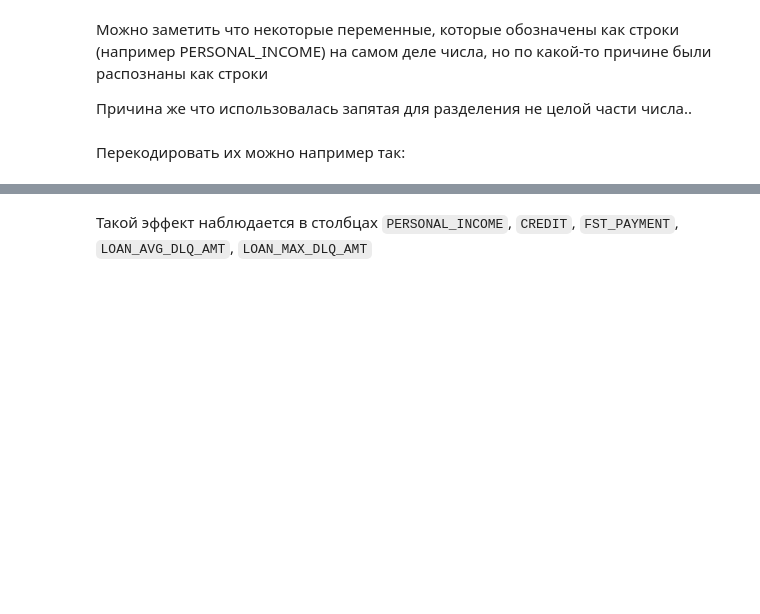
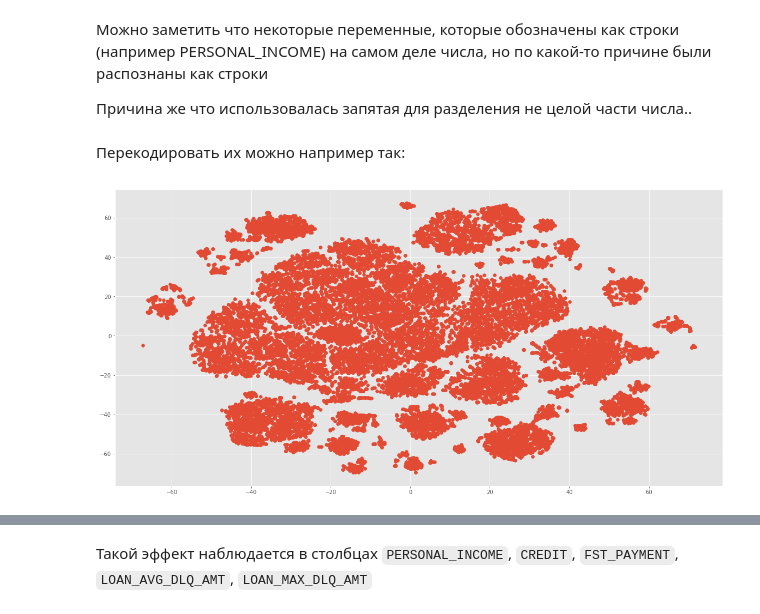
Before and after one commit to hantarex/sfml, a Jupyter notebook: hw_02/ml-intro-hw.ipynb, the cells around one changed output, grey strips where cells are left out. Saved outputs shown, nothing was run; the diff lists cells and outputs as text; code cells hidden in the pictures; blank space fills up the shorter version.

```diff
--- a/hw_02/ml-intro-hw.ipynb
+++ b/hw_02/ml-intro-hw.ipynb
@@ -103,4 +184,5 @@ Mожно заметить что некоторые переменные, ко
 # %% [markdown]
 Перекодировать их можно например так:
 # %%
-df['PERSONAL_INCOME'].map(lambda x: x.replace(',', '.')).astype('float')
+for col in ['PERSONAL_INCOME','CREDIT','FST_PAYMENT', 'LOAN_AVG_DLQ_AMT', 'LOAN_MAX_DLQ_AMT']:
+    df[col] = df[col].map(lambda x: x.replace(',', '.')).astype('float')
@@ -106,0 +219,44 @@ df['PERSONAL_INCOME'].map(lambda x: x.replace(',', '.')).astype('float')
+# %%
+# df = df[[
+#     'AGE',
+#     'TARGET',
+#     'SOCSTATUS_WORK_FL',
+#     'GENDER',
+#     'EDUCATION',
+#     'MARITAL_STATUS',
+#     'GEN_INDUSTRY',
+#     'FL_PRESENCE_FL',
+#     'OWN_AUTO',
+#     'CREDIT',
+#     'TERM',
+#     'LOAN_NUM_TOTAL',
+#     'LOAN_NUM_CLOSED',
+#     'LOAN_NUM_PAYM',
+#     'LOAN_DLQ_NUM',
+#     'LOAN_MAX_DLQ',
+#     'LOAN_AVG_DLQ_AMT',
+#     'LOAN_MAX_DLQ_AMT',
+# ]]
+# проставляем медиану для рабочего времени
+for col in ['WORK_TIME']:
+    df[col] = df[col].fillna(df[col].median())
+# %%
+# устанавливаем 0 для Nan карт утилизированных
+df['PREVIOUS_CARD_NUM_UTILIZED'] = df['PREVIOUS_CARD_NUM_UTILIZED'].map(lambda s: s if s>0 else 0)
+# %%
+from sklearn.manifold import TSNE
+from sklearn.preprocessing import StandardScaler
+
+
+X = df.copy()
+y = df['TARGET']
+X.drop(['TARGET'], axis=1, inplace=True)
+scaler = StandardScaler()
+X_scaled = scaler.fit_transform(X)
+tsne = TSNE(random_state=17)
+tsne_representation = tsne.fit_transform(X_scaled)
+# %%
+plt.subplots(figsize=(20,10))
+plt.scatter(tsne_representation[:, 0], tsne_representation[:, 1]);
+# %% [output]
+[figure, added]
```
Also changed, not shown: parts of 45 cells of this notebook.
